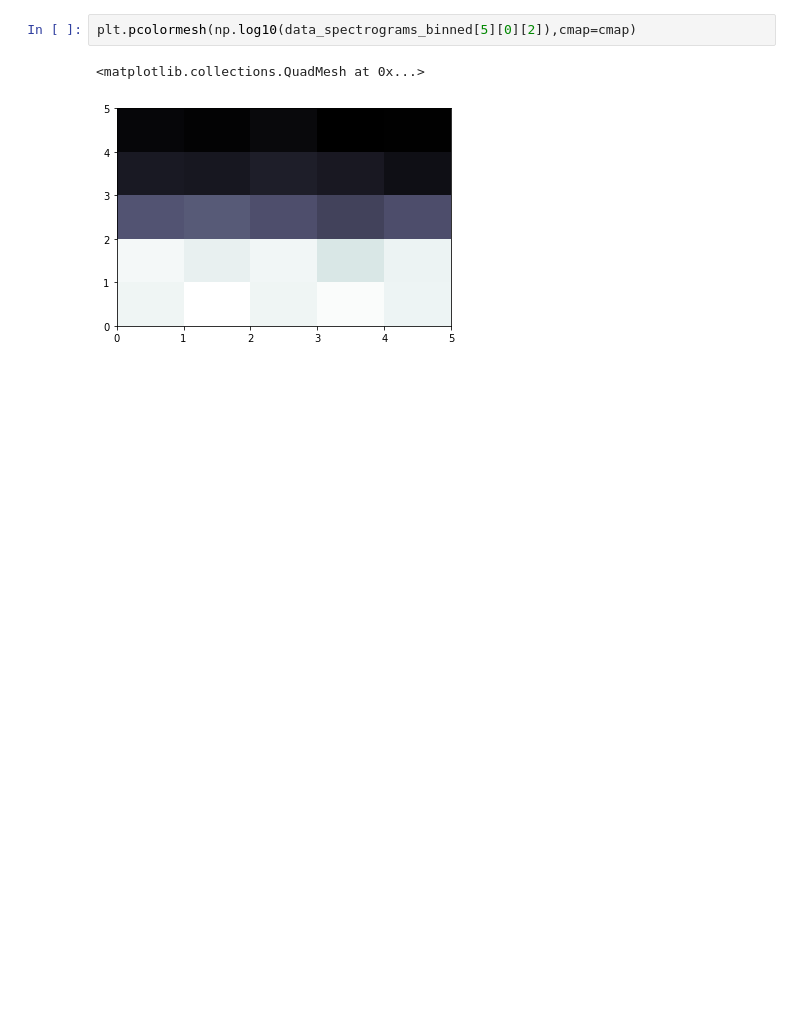
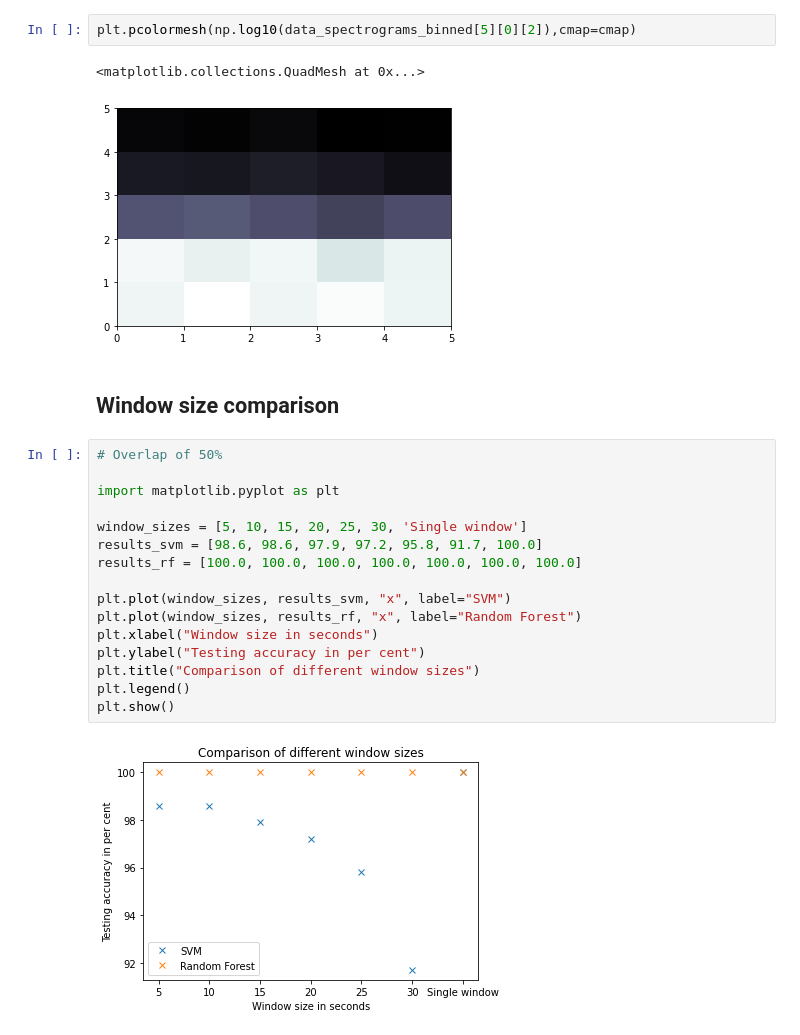
Before and after one commit to ray830305/CS522_assignment-2-, a Jupyter notebook: CS522_assignment2_group1.ipynb, the cells around one changed output. Saved outputs shown, nothing was run; the diff lists cells and outputs as text; blank space fills up the shorter version.

Commit message:
Implemented multiple windows

```diff
--- a/CS522_assignment2_group1.ipynb
+++ b/CS522_assignment2_group1.ipynb
@@ -365,3 +368,23 @@ plt.pcolormesh(np.log10(data_spectrograms_binned[5][0][2]),cmap=cmap)
 # %% [output]
 <matplotlib.collections.QuadMesh at 0x...>
 [figure]
+# %% [markdown]
+## Window size comparison
+# %%
+# Overlap of 50%
+
+import matplotlib.pyplot as plt
+
+window_sizes = [5, 10, 15, 20, 25, 30, 'Single window']
+results_svm = [98.6, 98.6, 97.9, 97.2, 95.8, 91.7, 100.0]
+results_rf = [100.0, 100.0, 100.0, 100.0, 100.0, 100.0, 100.0]
+
+plt.plot(window_sizes, results_svm, "x", label="SVM")
+plt.plot(window_sizes, results_rf, "x", label="Random Forest")
+plt.xlabel("Window size in seconds")
+plt.ylabel("Testing accuracy in per cent")
+plt.title("Comparison of different window sizes")
+plt.legend()
+plt.show()
+# %% [output]
+[figure, added]
```
Also changed, not shown: parts of 13 cells of this notebook, 20 other files.
